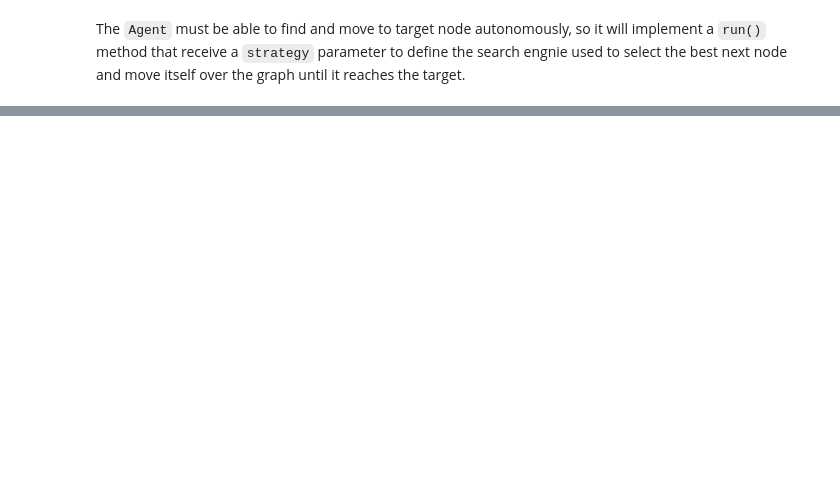
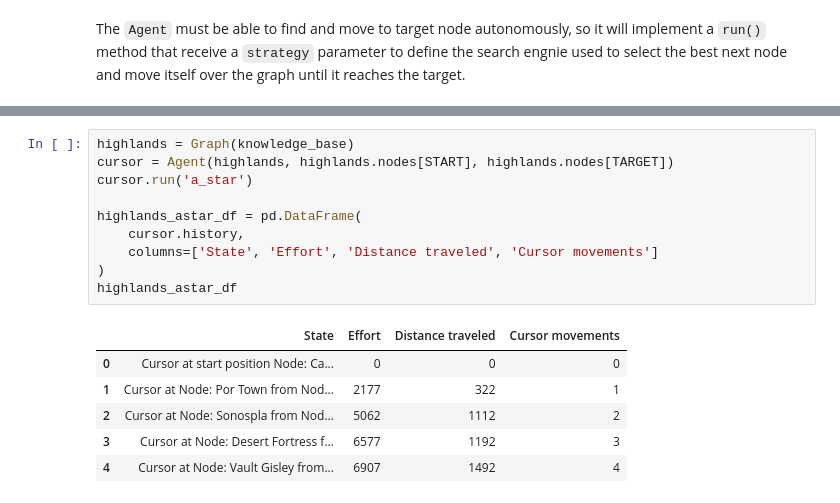
Before and after one commit to brunolcarli/GooGraph, a Jupyter notebook: Highlands.ipynb, the cells around one changed output, grey strips where cells are left out. Drawn from its saved outputs; the diff is of its cells as text; blank space fills up the shorter version.

```diff
--- a/Highlands.ipynb
+++ b/Highlands.ipynb
@@ -319 +379,18 @@ highlands_bfs_df
+# %%
+highlands = Graph(knowledge_base)
+cursor = Agent(highlands, highlands.nodes[START], highlands.nodes[TARGET])
+cursor.run('a_star')
+
+highlands_astar_df = pd.DataFrame(
+    cursor.history,
+    columns=['State', 'Effort', 'Distance traveled', 'Cursor movements']
+)
+highlands_astar_df
+# %% [output]
+|  | State | Effort | Distance traveled | Cursor movements |
+| 0 | Cursor at start position Node: Ca... | 0 | 0 | 0 |
+| 1 | Cursor at Node: Por Town from Nod... | 2177 | 322 | 1 |
+| 2 | Cursor at Node: Sonospla from Nod... | 5062 | 1112 | 2 |
+| 3 | Cursor at Node: Desert Fortress f... | 6577 | 1192 | 3 |
+| 4 | Cursor at Node: Vault Gisley from... | 6907 | 1492 | 4 |
 # %%
```
Also changed, not shown: parts of 5 cells of this notebook.
